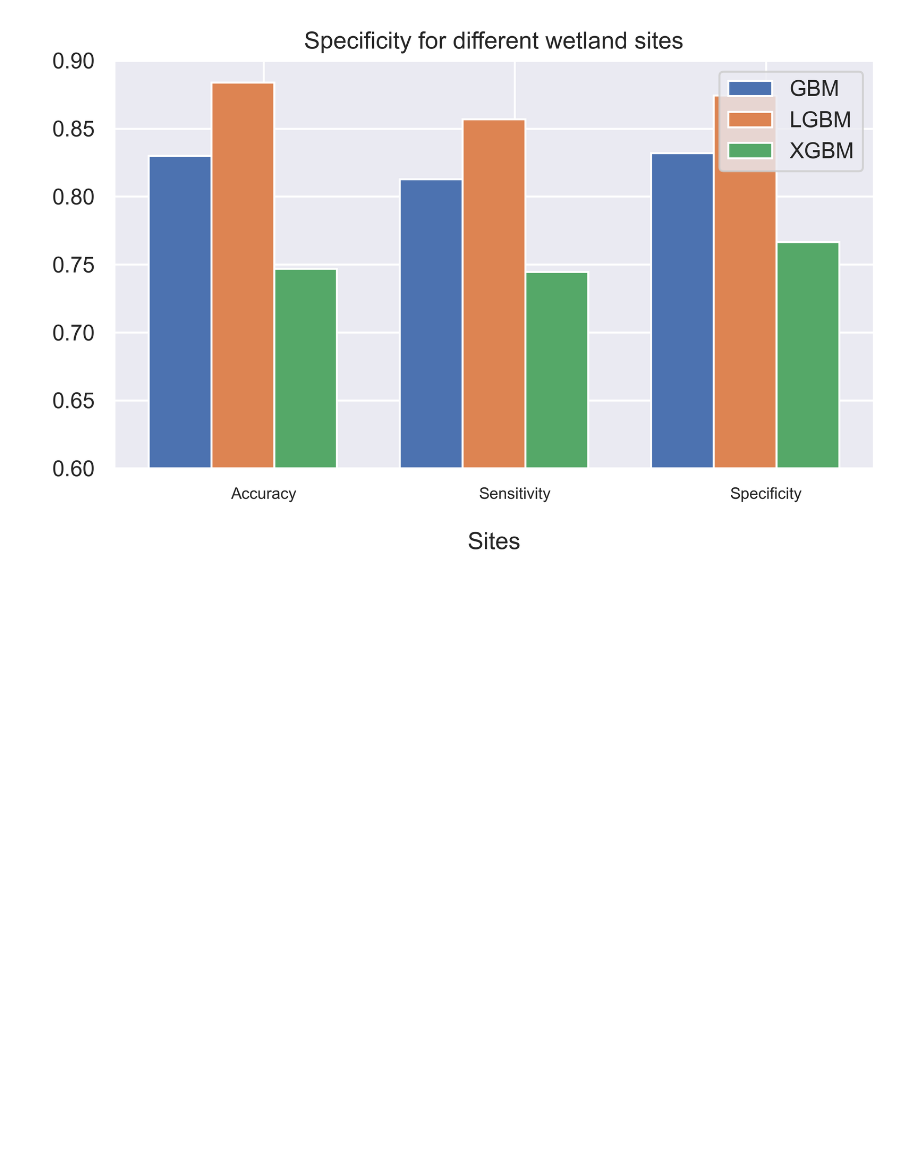
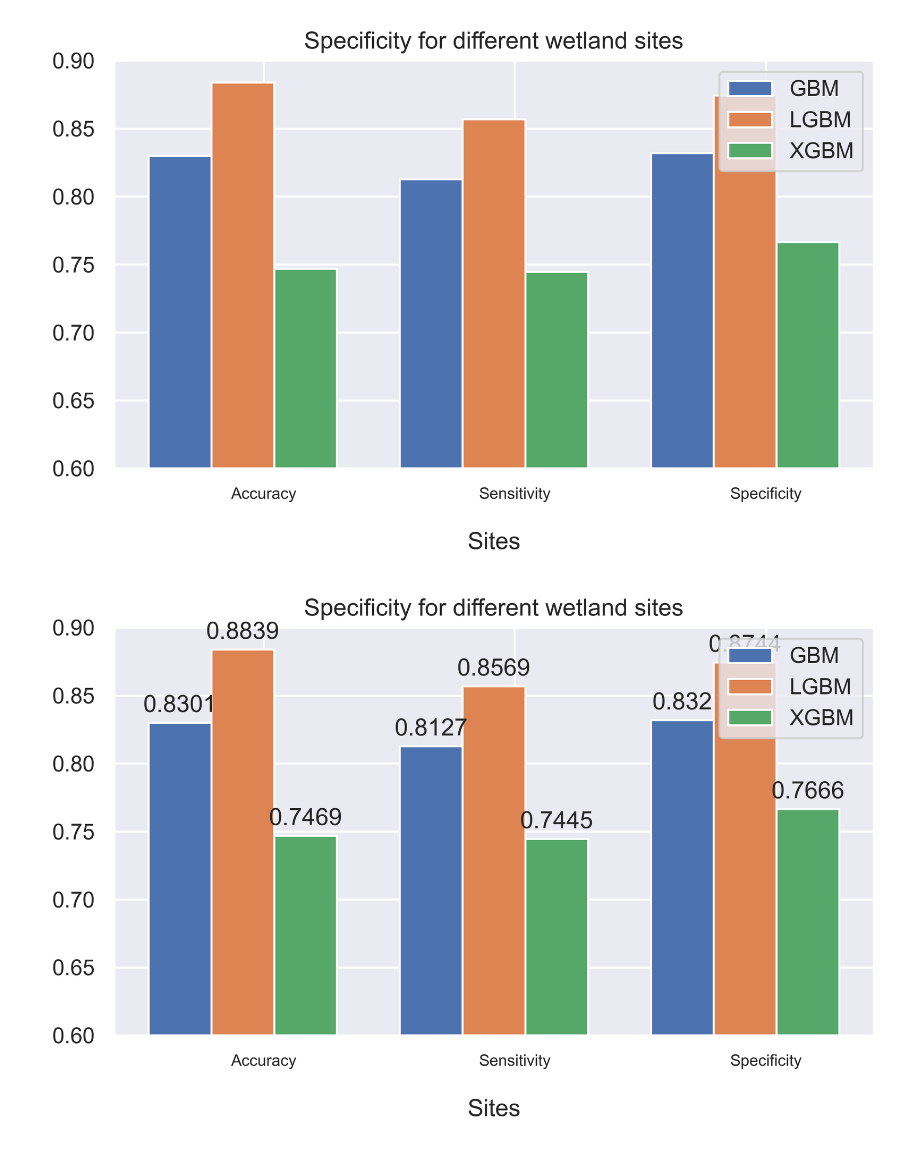
Before and after one commit to sgovil5/wetland-prediction, a Jupyter notebook: V3/All/Pixel-based Comparisons.ipynb, the cells around one changed output. Cells and saved outputs as stored; diff of their text form; code cells hidden in the pictures; blank space fills up the shorter version.

```diff
--- a/V3/All/Pixel-based Comparisons.ipynb
+++ b/V3/All/Pixel-based Comparisons.ipynb
@@ -159,3 +159,32 @@ ax.set_ylim([.6, .90])
 plt.show()
 # %% [output]
 [figure]
+# %%
+values = ["Accuracy", "Sensitivity", "Specificity"]
+
+x = np.arange(len(values))  # the label locations
+width = 0.25  # the width of the bars
+
+fig, ax = plt.subplots()
+rects1 = ax.bar(x-width, accuracy, width, label='GBM')
+rects2 = ax.bar(x, sensitivity, width, label='LGBM')
+rects3 = ax.bar(x+width, specificity, width, label='XGBM')
+
+# Add some text for labels, title and custom x-axis tick labels, etc.
+font_dict = {'fontsize': 8, 'fontweight': 'normal', 'verticalalignment':'top'}
+ax.set_ylabel('')
+ax.set_title('Specificity for different wetland sites')
+ax.set_xticks(x + width / 3)
+ax.set_xticklabels(values, fontdict = font_dict)
+ax.set_xlabel('Sites', labelpad=15)
+ax.legend()
+ax.bar_label(rects1, padding=3)
+ax.bar_label(rects2, padding=3)
+ax.bar_label(rects3, padding=3)
+
+fig.tight_layout()
+ax.set_ylim([.6, .90])
+
+plt.show()
+# %% [output]
+[figure, added]
```
Also changed, not shown: parts of 2 cells of this notebook.
